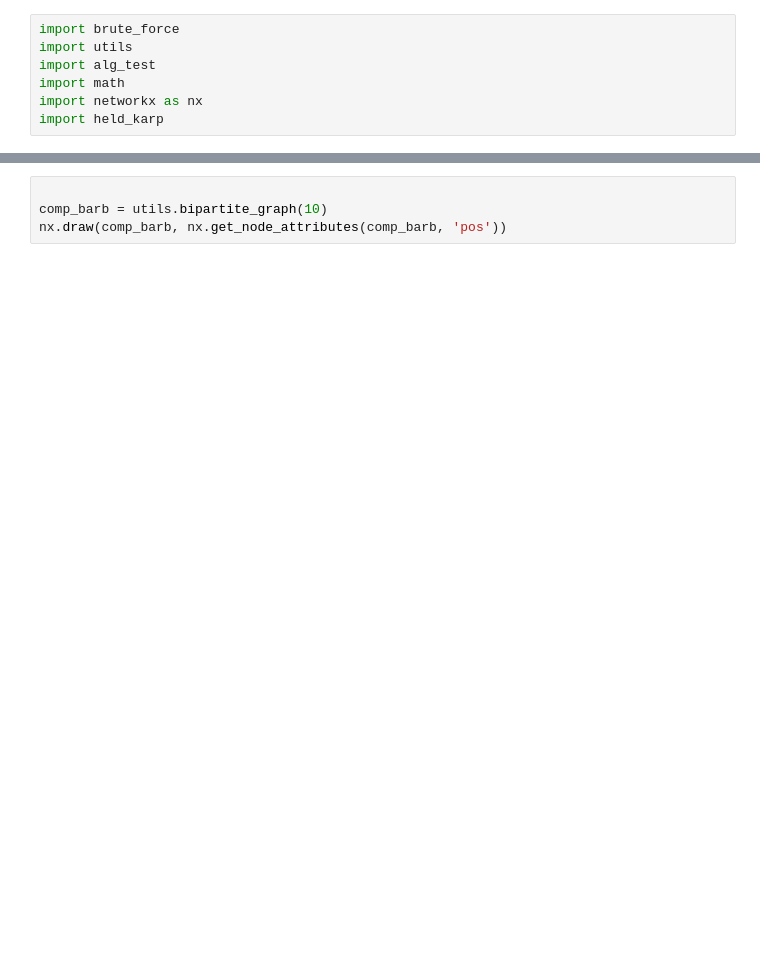
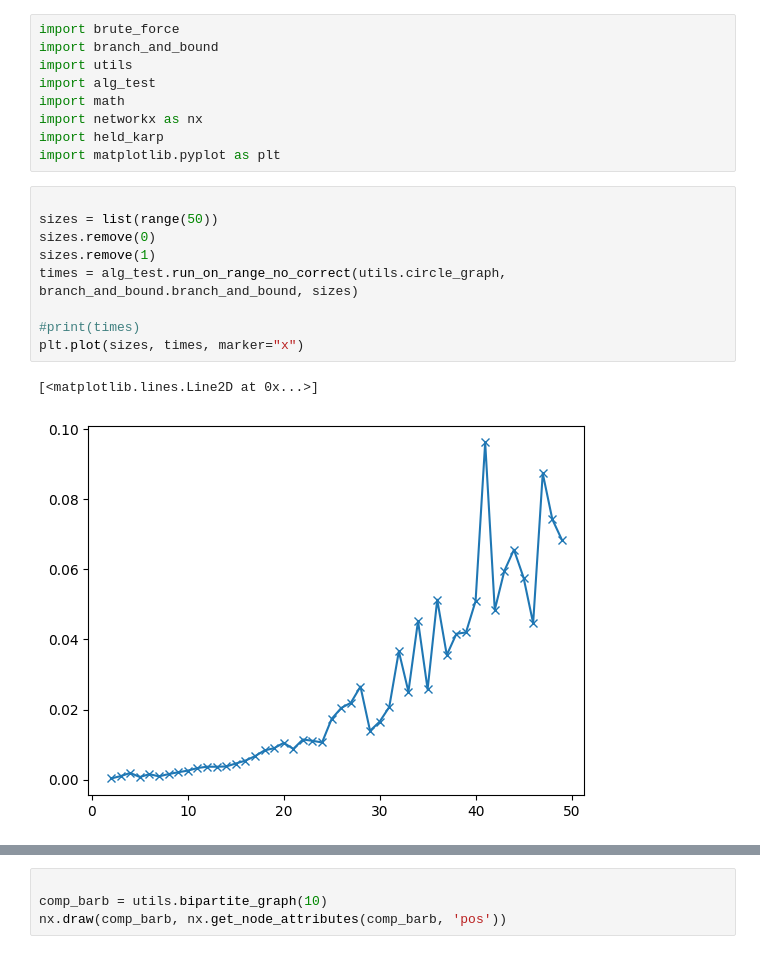
Before and after one commit to olincollege/directed-salesman, a Jupyter notebook: algorithm_testing.ipynb, the cells around one changed output, grey strips where cells are left out. Saved outputs shown, nothing was run; the diff lists cells and outputs as text; blank space fills up the shorter version.

Commit message:
example how to use alg_test

```diff
--- a/algorithm_testing.ipynb
+++ b/algorithm_testing.ipynb
@@ -1,10 +1,24 @@
 # %%
 import brute_force
+import branch_and_bound
 import utils
 import alg_test
 import math
 import networkx as nx
 import held_karp
+import matplotlib.pyplot as plt
+# %%
+
+sizes = list(range(50))
+sizes.remove(0)
+sizes.remove(1)
+times = alg_test.run_on_range_no_correct(utils.circle_graph, branch_and_bound.branch_and_bound, sizes)
+
+#print(times)
+plt.plot(sizes, times, marker="x")
+# %% [output]
+[<matplotlib.lines.Line2D at 0x...>]
+[figure, added]
 # %%
 circle_graph = utils.circle_graph(10)
 dist, path = held_karp.held_karp(circle_graph)
```
Also changed, not shown: parts of 2 cells of this notebook.
